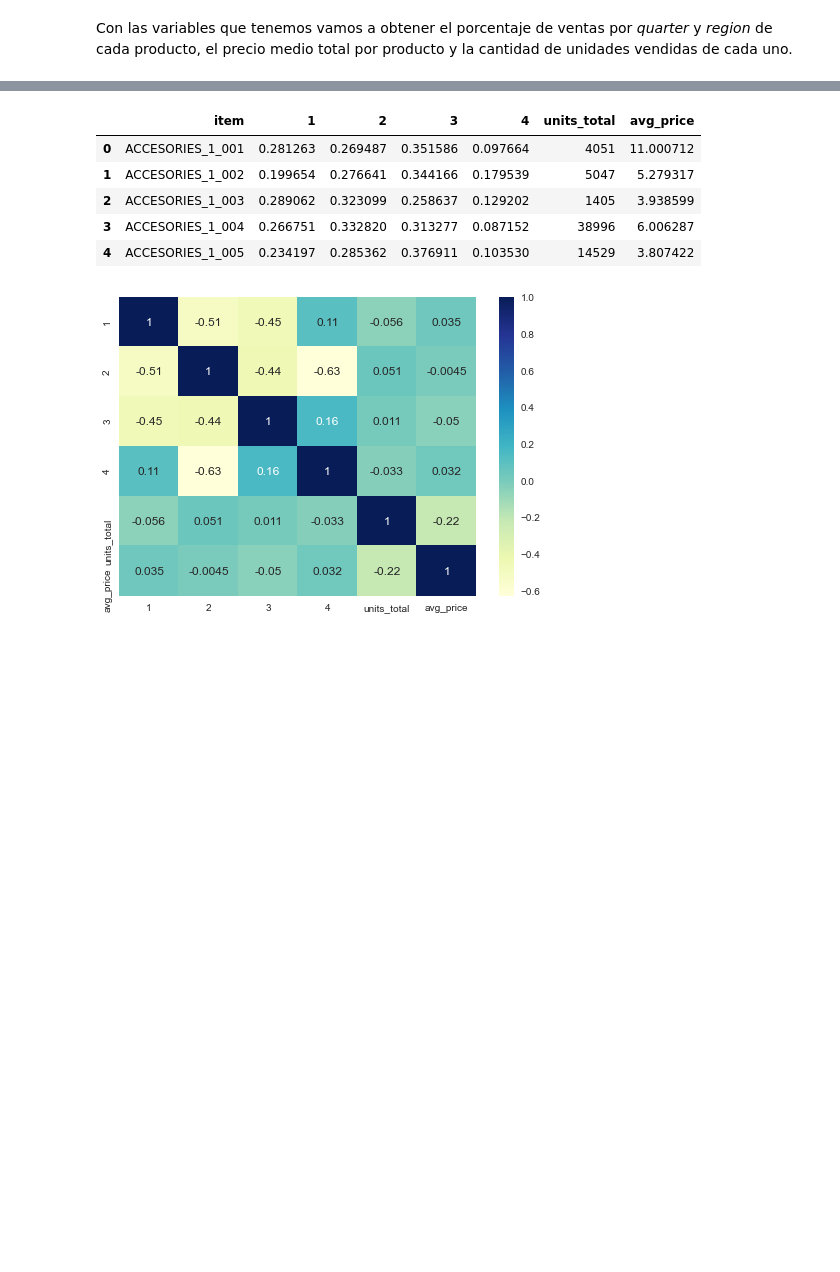
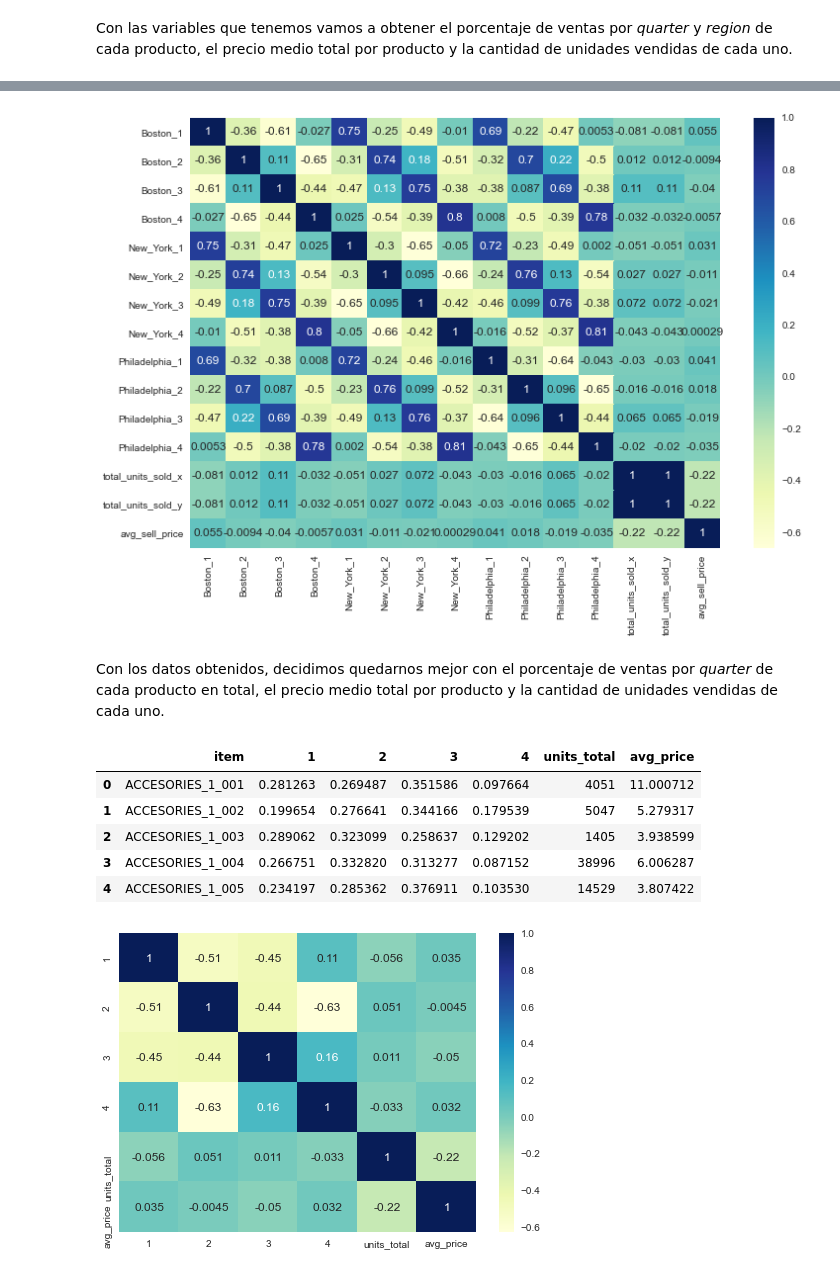
Before and after one commit to alitermat/capstone_retail_TFM, a Jupyter notebook: notebooks/Clustering_producto.ipynb, the cells around one changed output, grey strips where cells are left out. Cells and saved outputs as stored; diff of their text form; code cells hidden in the pictures; blank space fills up the shorter version.

Commit message:
add clustering per region

```diff
--- a/notebooks/Clustering_producto.ipynb
+++ b/notebooks/Clustering_producto.ipynb
@@ -36,0 +101,18 @@ Con las variables que tenemos vamos a obtener el porcentaje de ventas por *quart
+# %%
+# Filtramos el DataFrame para obtener solo los datos de la ciudad de Philadelphia
+df_philadelphia = df[df['region'] == 'Philadelphia'].copy()
+
+# Creamos una columna 'quarter' a partir del índice 'date'
+df_philadelphia['quarter'] = df_philadelphia.index.quarter
+
+# Calculamos los porcentajes de ventas por ítem para cada cuatrimestre
+df_philadelphia = pd.crosstab(df_philadelphia['item'], df_philadelphia['quarter'], values=df_philadelphia['total_sales'], aggfunc='sum', normalize='index')
+
+# Renombramos las columnas de los cuatrimestres
+df_philadelphia.columns = ['Philadelphia_' + str(col) for col in df_philadelphia.columns]
+
+# El resultado df_philadelphia es un DataFrame con los porcentajes normalizados por ítem y cuatrimestre
+df_philadelphia.reset_index(inplace=True)
+
+# Mostramos el DataFrame resultante
+df_philadelphia
@@ -36,0 +133,9 @@ Con las variables que tenemos vamos a obtener el porcentaje de ventas por *quart
+# %%
+# Hacemos un merge entre df_boston y df_ny
+df_merge = pd.merge(df_boston, df_ny, on='item', how='outer')
+
+# Luego, hacemos un merge del resultado anterior con df_philadelphia
+df_merge = pd.merge(df_merge, df_philadelphia, on='item', how='outer')
+
+# Mostramos el DataFrame resultante
+df_merge.head()
@@ -36,0 +149,11 @@ Con las variables que tenemos vamos a obtener el porcentaje de ventas por *quart
+# %%
+# Calculamos el total de unidades vendidas por 'item'
+total_sales_by_item = df.groupby('item')['units_sold'].sum().reset_index(name='total_units_sold')
+# Calculamos el precio medio total por 'item'
+average_price_by_item = df.groupby('item')['sell_price'].mean().reset_index(name='avg_sell_price')
+# Realizamos un merge para agregar las ventas totales por 'item'
+df_merge = pd.merge(df_merge, total_sales_by_item, on='item', how='left')
+# Realizamos otro merge para agregar el precio medio total por 'item'
+df_final_item_region = pd.merge(df_merge, average_price_by_item, on='item', how='left')
+
+df_final_item_region.head()
@@ -37,3 +167,11 @@ Con las variables que tenemos vamos a obtener el porcentaje de ventas por *quart
+# %%
+# Obtenemos la correlación de las diferentes variables
+plt.figure(figsize=(12, 8))
+sns.heatmap(df_final_item_region.corr(), annot=True, cmap="YlGnBu");
+# %% [output]
+[figure, added]
+# %% [markdown]
+Con los datos obtenidos, decidimos quedarnos mejor con el porcentaje de ventas por *quarter* de cada producto en total, el precio medio total por producto y la cantidad de unidades vendidas de cada uno.
 # %%
 # Creamos una columna 'quarter' a partir del índice 'date'
 df['quarter'] = df.index.month // 4 + 1
```
Also changed, not shown: parts of 6 cells of this notebook.
